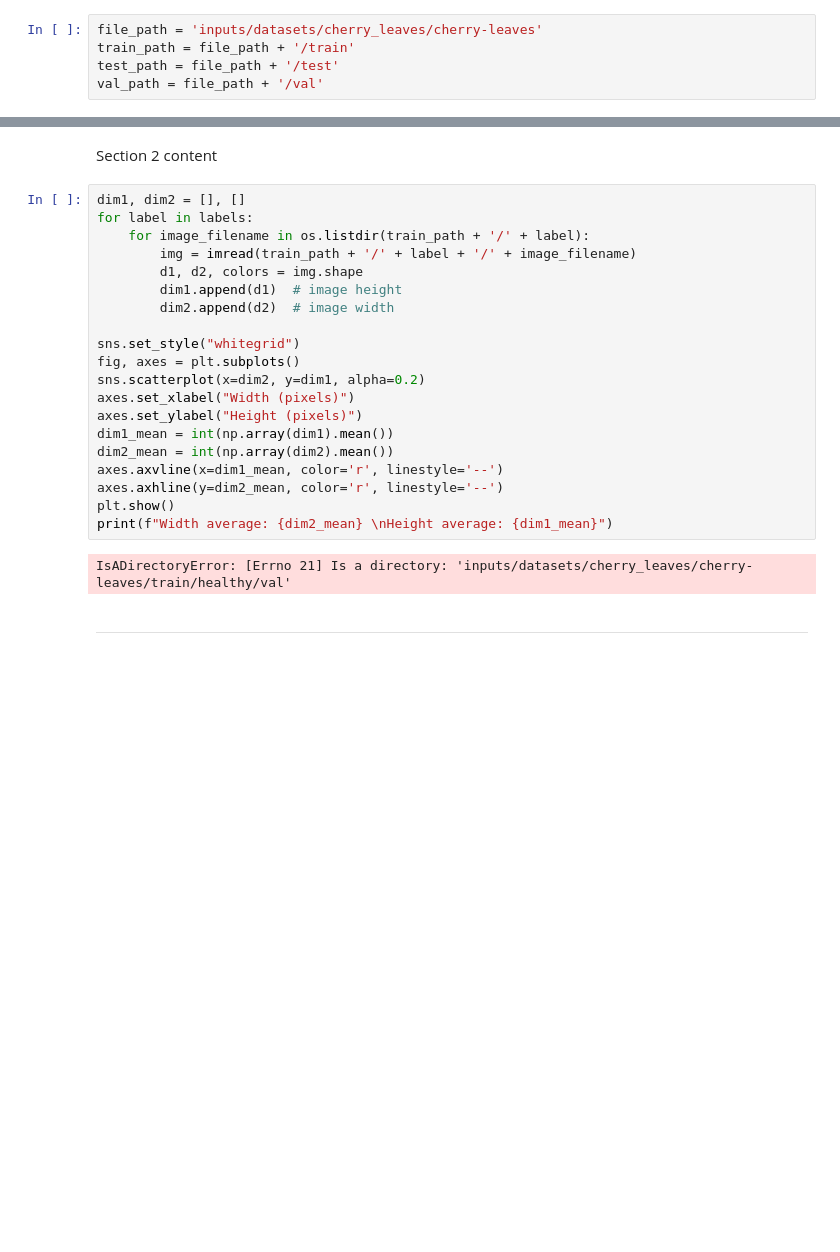
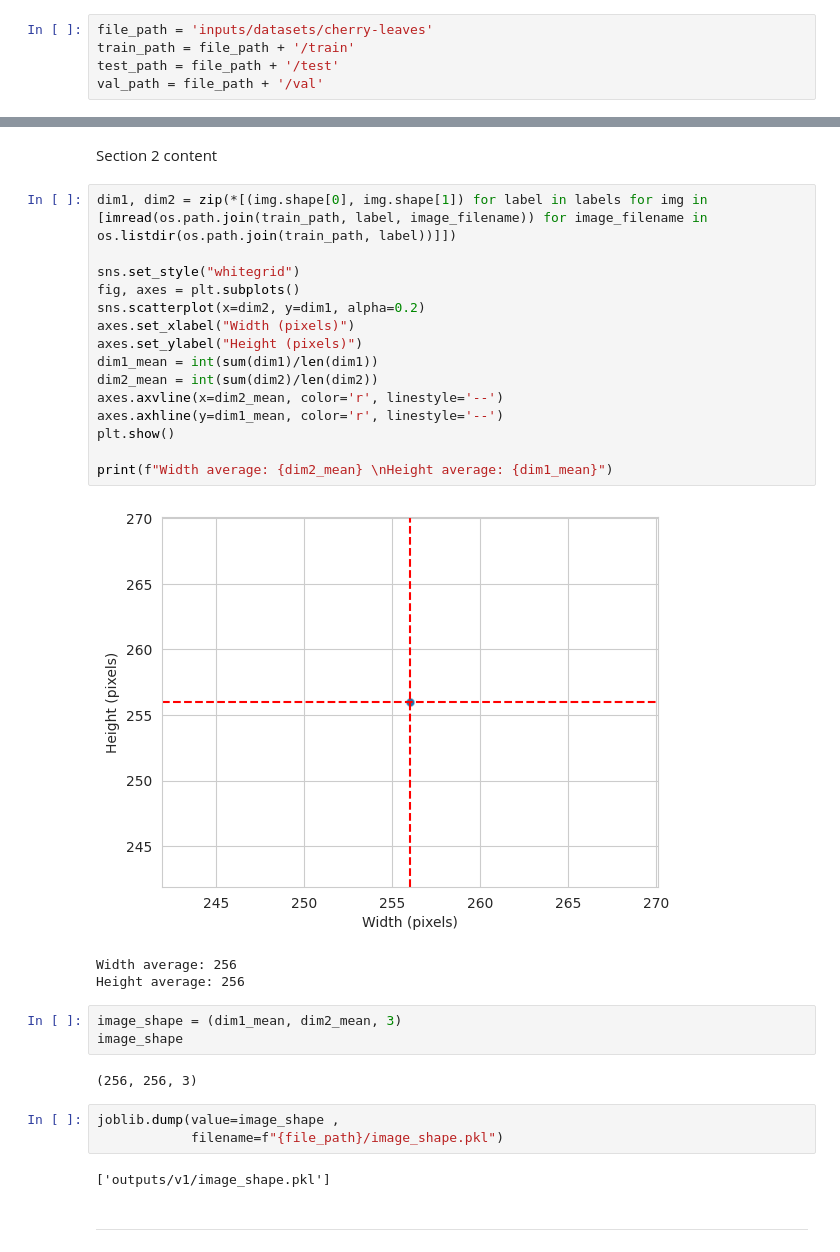
Before and after one commit to Jacob-Yearoo/milestone-project-mildew-detection-in-cherry-leaves, a Jupyter notebook: jupyter_notebooks/2 - DataVisualization.ipynb, the cells around one changed output, grey strips where cells are left out. Drawn from its saved outputs; the diff is of its cells as text; blank space fills up the shorter version.

```diff
--- a/jupyter_notebooks/2 - DataVisualization.ipynb
+++ b/jupyter_notebooks/2 - DataVisualization.ipynb
@@ -62,7 +62,7 @@ current_dir
 # %% [markdown]
 Section 1 content
 # %%
-file_path = 'inputs/datasets/cherry_leaves/cherry-leaves'
+file_path = 'inputs/datasets/cherry-leaves'
 train_path = file_path + '/train'
 test_path = file_path + '/test'
 val_path = file_path + '/val'
@@ -88,26 +88,33 @@ Label for the images are ['healthy', 'powdery_mildew']
 # %% [markdown]
 Section 2 content
 # %%
-dim1, dim2 = [], []
-for label in labels:
-    for image_filename in os.listdir(train_path + '/' + label):
-        img = imread(train_path + '/' + label + '/' + image_filename)
-        d1, d2, colors = img.shape
-        dim1.append(d1)  # image height
-        dim2.append(d2)  # image width
+dim1, dim2 = zip(*[(img.shape[0], img.shape[1]) for label in labels for img in [imread(os.path.join(train_path, label, image_filename)) for image_filename in os.listdir(os.path.join(train_path, label))]])
 
 sns.set_style("whitegrid")
 fig, axes = plt.subplots()
 sns.scatterplot(x=dim2, y=dim1, alpha=0.2)
 axes.set_xlabel("Width (pixels)")
 axes.set_ylabel("Height (pixels)")
-dim1_mean = int(np.array(dim1).mean())
-dim2_mean = int(np.array(dim2).mean())
-axes.axvline(x=dim1_mean, color='r', linestyle='--')
-axes.axhline(y=dim2_mean, color='r', linestyle='--')
+dim1_mean = int(sum(dim1)/len(dim1))
+dim2_mean = int(sum(dim2)/len(dim2))
+axes.axvline(x=dim2_mean, color='r', linestyle='--')
+axes.axhline(y=dim1_mean, color='r', linestyle='--')
 plt.show()
+
 print(f"Width average: {dim2_mean} \nHeight average: {dim1_mean}")
 # %% [output]
+[figure, added]
-IsADirectoryError: [Errno 21] Is a directory: 'inputs/datasets/cherry_leaves/cherry-leaves/train/healthy/val'
+Width average: 256
+Height average: 256
+# %%
+image_shape = (dim1_mean, dim2_mean, 3)
+image_shape
+# %% [output]
+(256, 256, 3)
+# %%
+joblib.dump(value=image_shape ,
+            filename=f"{file_path}/image_shape.pkl")
+# %% [output]
+['outputs/v1/image_shape.pkl']
 # %% [markdown]
 ---
```
Also changed, not shown: parts of 9 cells of this notebook, 4 other files.
